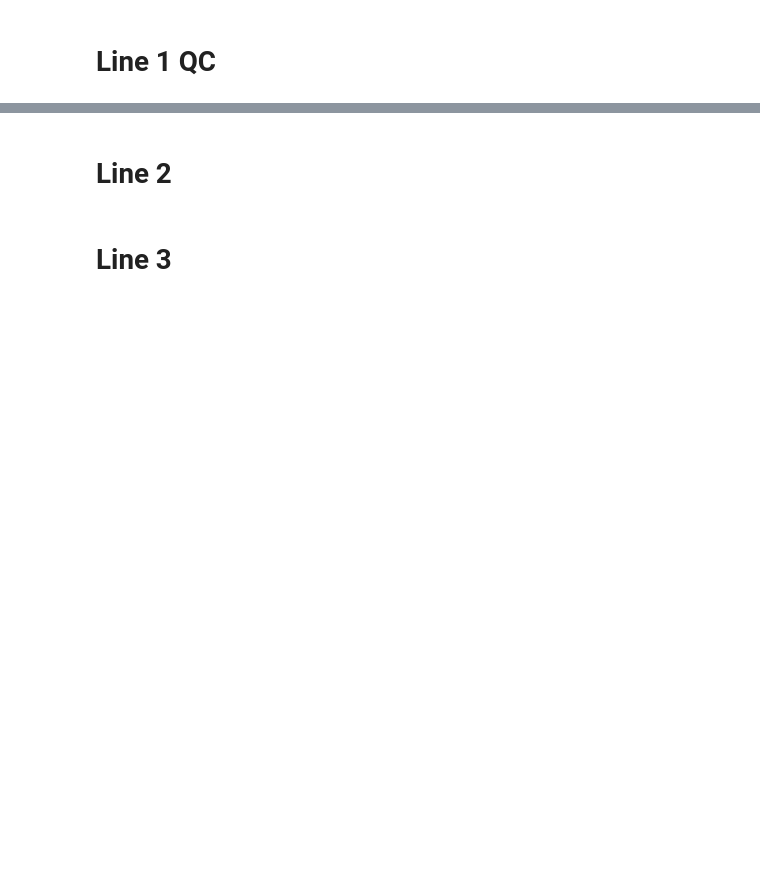
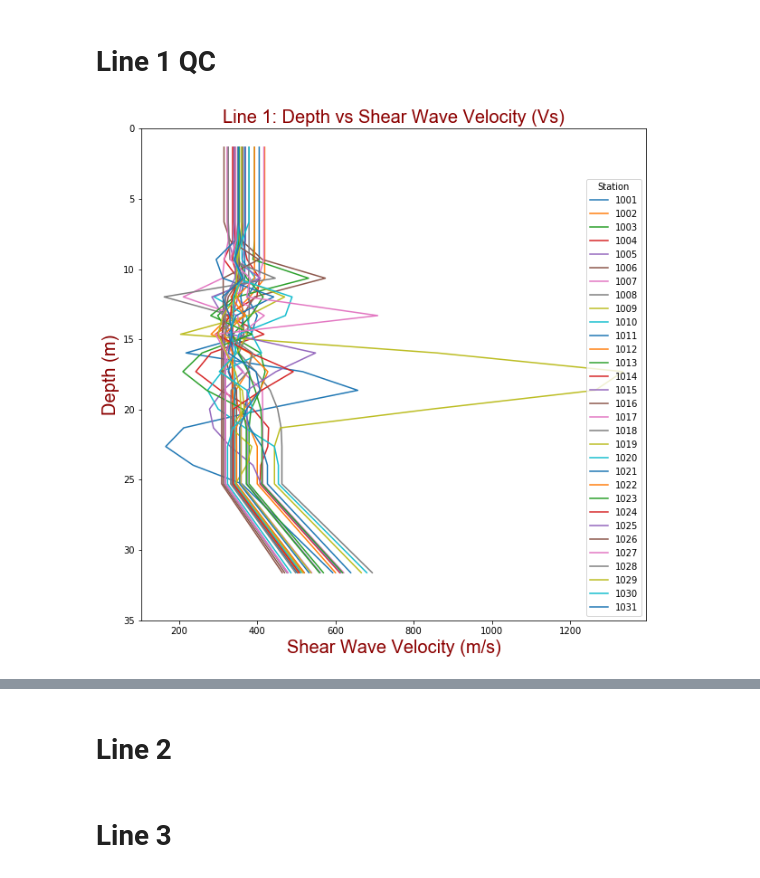
Before and after one commit to mwenz27/python_misc, a Jupyter notebook: Plotting_data/Production_scripts_conversion_and_qc_MASW.ipynb, the cells around one changed output, grey strips where cells are left out. Cells and saved outputs as stored; diff of their text form; code cells hidden in the pictures; blank space fills up the shorter version.

```diff
--- a/Plotting_data/Production_scripts_conversion_and_qc_MASW.ipynb
+++ b/Plotting_data/Production_scripts_conversion_and_qc_MASW.ipynb
@@ -162,11 +113,3 @@ station = {
     "9003": {"easting": 404741.214, "northing": 6464806.146, "elevation": 29.843}
 
 }
-# %%
-new_text_line = one_line.split()
-line = 1
-station_num = str(1001) # this is going to change
-easting = station[station_num]['easting']
-northing = station[station_num]['northing']
-elevation = station[station_num]['elevation']
-select_one_depth_vs = f"{line}\t{station_num}\t{easting}\t{northing}\t{elevation}\t-{new_text_line[0]}\t{new_text_line[2]}"
@@ -208,5 +138,0 @@ for i in range(len(lst_file)):
-# %%
-############## Changed this path for each converison
-path = "C:\\Users\\Ninja\\Documents\\MASW\\Dundass_Road_MASW\\Dundass_Road_MASW\\SG2\\MASW1\\Revision_6\\10L_25m_equal\\"
-file_list = os.listdir(path)
-lst_file = [line for line in file_list if '.LST' in line]
@@ -450,29 +138,0 @@ file name 3001
-# %%
-output_file3 = f"{processed_path3}LINE3_ALL_13L_25m_equal_distance.txt"    ##############CHANGE LINE HERE
-
-if os.path.exists(output_file2):
-    print("Removing exiisting file, create again")
-    os.remove(output_file2)
-
-print("Processed", end=" ")
-for i in range(len(lst_file3)):
-    line_name = lst_file3[i][33:37]
-    with open(f"{path3}{lst_file3[i]}", 'r') as fin:
-        text_file = fin.readlines()
-    #extracting relevant location of the data
-    for key, line in enumerate(text_file[-15:-5]):
-        #print(key , line.strip())
-        new_text_line = line.split()
-#         print(new_text_line)
-        with open(output_file2, "a") as fout:
-            line = 1  # change this for each line
-            station_num = str(line_name) # string is required to be reference to in a dictionary
-            easting = station[station_num]['easting']
-            northing = station[station_num]['northing']
-            elevation = station[station_num]['elevation']
-            select_one_depth_vs = f"{line}\t{station_num}\t{easting}\t{northing}\t{elevation}\t{new_text_line[0]}\t{new_text_line[1]}\n"
-            #print(select_one_depth_vs)
-            fout.write(select_one_depth_vs)
-    print(line_name, end=" ")
-print()
-print(f'File made and located\n{output_file3}')
@@ -520,0 +398,5 @@ plt.savefig('Line1_QC.png')
+# %%
+s1 = "C:\\Users\\Ninja\\Documents\\MASW\\Dundass_Road_MASW\\Dundass_Road_MASW\\SG2\\MASW1\\Revision_6\\20_layer_25m_fixed_depth_equal_int\\"
+plot_shear_wave('line1',s1, 20)
+# %% [output]
+[figure, added]
```
Also changed, not shown: parts of 67 cells of this notebook, 4 other files.
